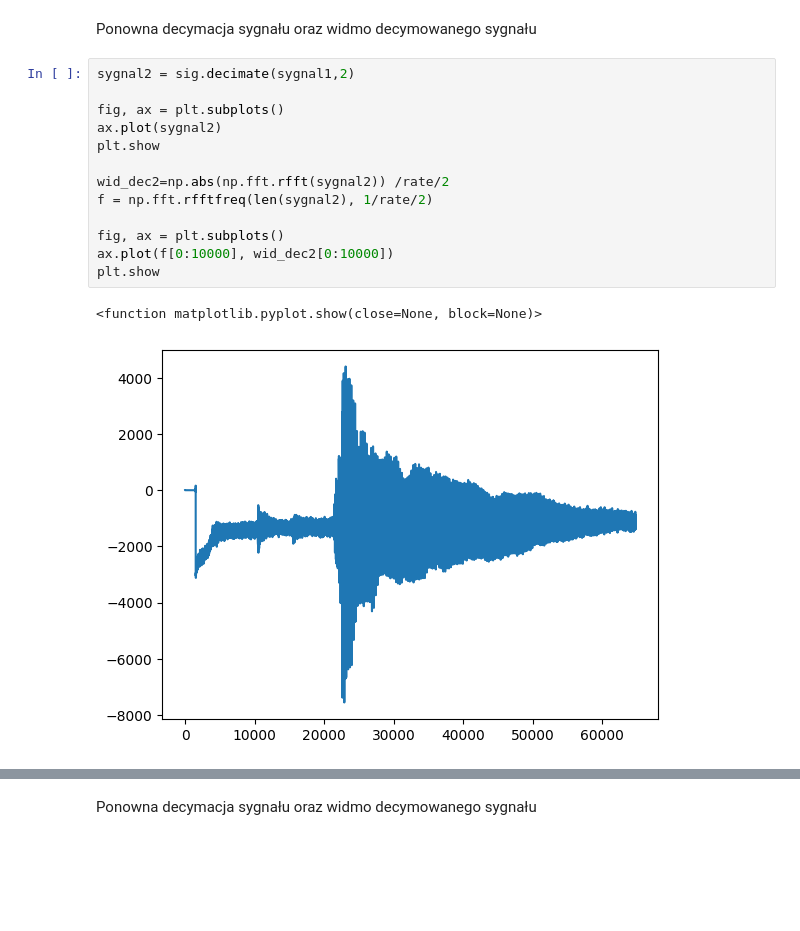
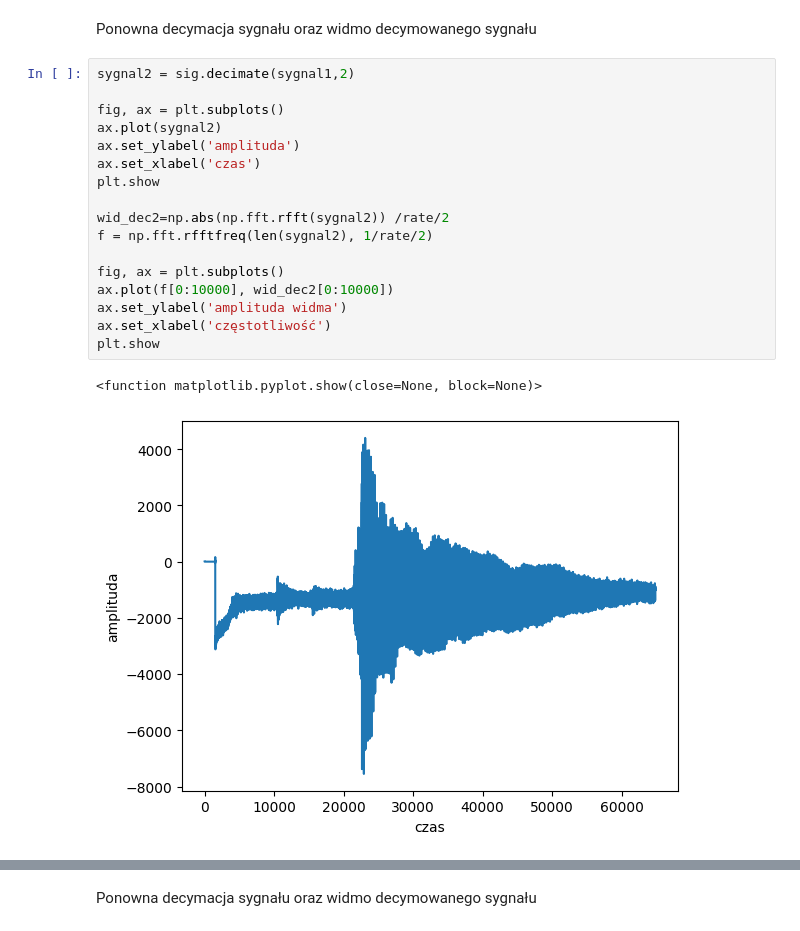
Before and after one commit to tynka022/SignalAnalisis, a Jupyter notebook: lab2/sprawozdanie2MToborek.ipynb, the cells around one changed output, grey strips where cells are left out. Drawn from its saved outputs; the diff is of its cells as text; blank space fills up the shorter version.

```diff
--- a/lab2/sprawozdanie2MToborek.ipynb
+++ b/lab2/sprawozdanie2MToborek.ipynb
@@ -192,16 +221,20 @@ Ponowna decymacja sygnału oraz widmo decymowanego sygnału
 # %%
 sygnal2 = sig.decimate(sygnal1,2)
 
 fig, ax = plt.subplots()
 ax.plot(sygnal2)
+ax.set_ylabel('amplituda')
+ax.set_xlabel('czas')
 plt.show
 
 wid_dec2=np.abs(np.fft.rfft(sygnal2)) /rate/2
 f = np.fft.rfftfreq(len(sygnal2), 1/rate/2)
 
 fig, ax = plt.subplots()
 ax.plot(f[0:10000], wid_dec2[0:10000])
+ax.set_ylabel('amplituda widma')
+ax.set_xlabel('częstotliwość')
 plt.show
 # %% [output]
 <function matplotlib.pyplot.show(close=None, block=None)>
-[figure, old version]
+[figure, new version]
```
Also changed, not shown: parts of 21 cells of this notebook, 2 other files.
